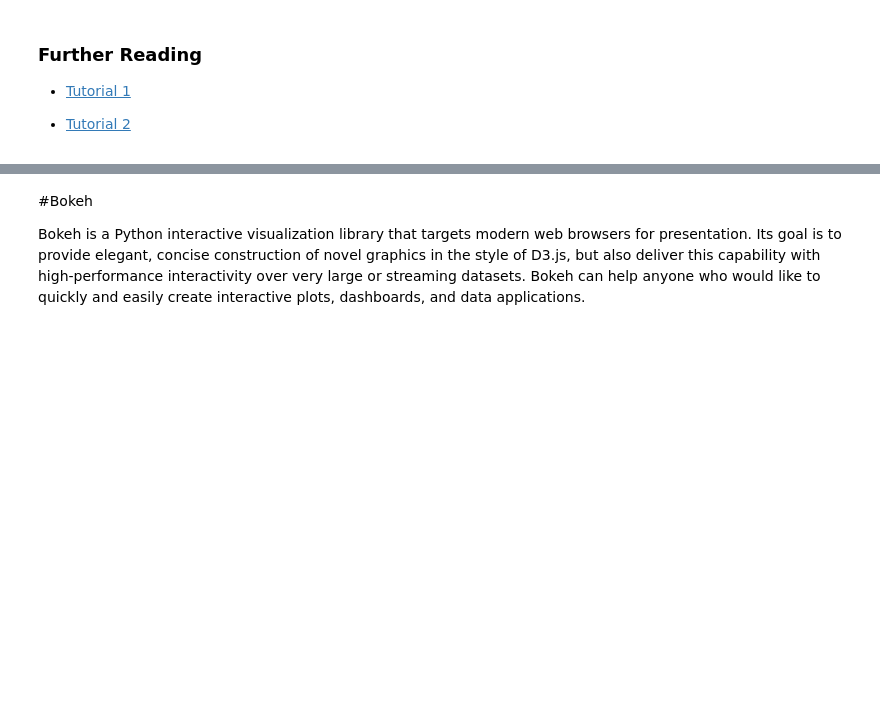
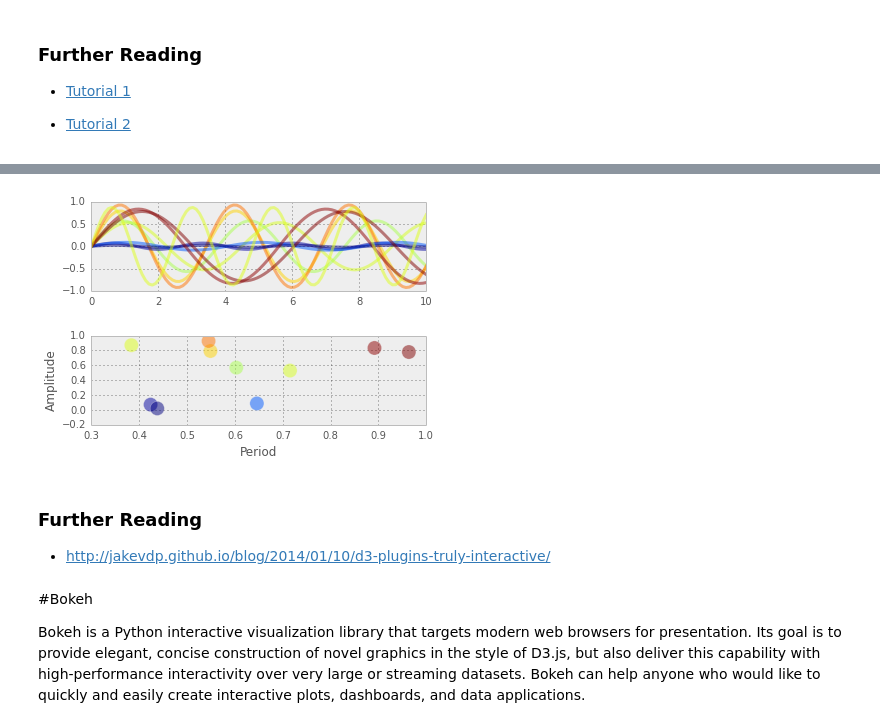
Before and after one commit to aboSamoor/data_science_course, a Jupyter notebook: ScientificPython.ipynb, the cells around one changed output, grey strips where cells are left out. Drawn from its saved outputs; the diff is of its cells as text; code cells hidden in the pictures; blank space fills up the shorter version.

Commit message:
Adding interact and MPL3D

```diff
--- a/ScientificPython.ipynb
+++ b/ScientificPython.ipynb
@@ -647,0 +655,23 @@ IFrame('http://matplotlib.org/gallery.html#lines_bars_and_markers', width='100%'
+# %%
+np.random.seed(0)
+
+P = np.random.random(size=10)
+A = np.random.random(size=10)
+
+x = np.linspace(0, 10, 100)
+data = np.array([[x, Ai * np.sin(x / Pi)]
+                 for (Ai, Pi) in zip(A, P)])
+
+fig, ax = plt.subplots(2)
+
+points = ax[1].scatter(P, A, c=P + A,
+                       s=200, alpha=0.5)
+ax[1].set_xlabel('Period')
+ax[1].set_ylabel('Amplitude')
+
+colors = plt.cm.ScalarMappable().to_rgba(P + A)
+
+for (x, l), c in zip(data, colors):
+    ax[0].plot(x, l, c=c, alpha=0.5, lw=3)
+# %% [output]
+[figure, added]
@@ -648,3 +680,7 @@ IFrame('http://matplotlib.org/gallery.html#lines_bars_and_markers', width='100%'
+# %% [markdown]
+### Further Reading
+
+- http://jakevdp.github.io/blog/2014/01/10/d3-plugins-truly-interactive/
 # %% [markdown]
 #Bokeh
 
```
Also changed, not shown: parts of 18 cells of this notebook.
